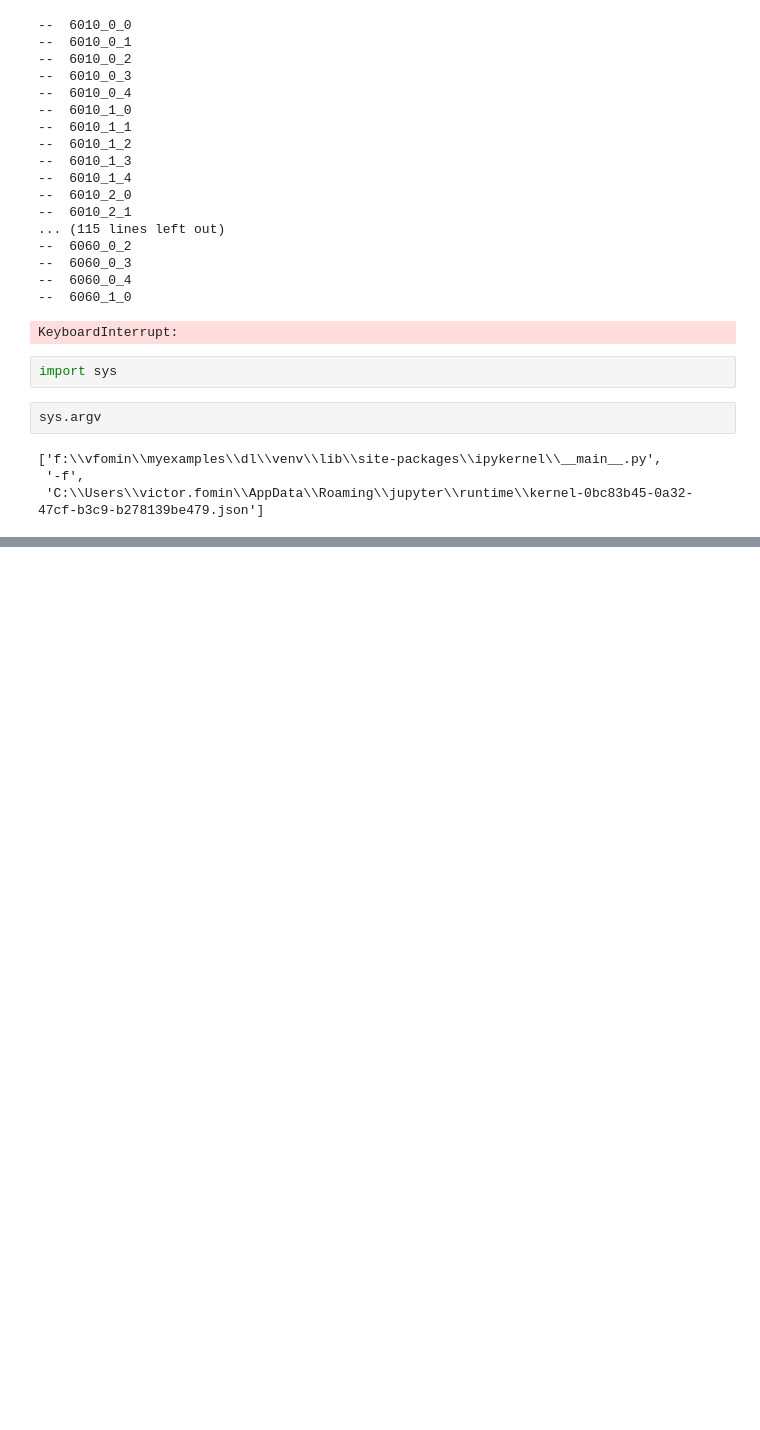
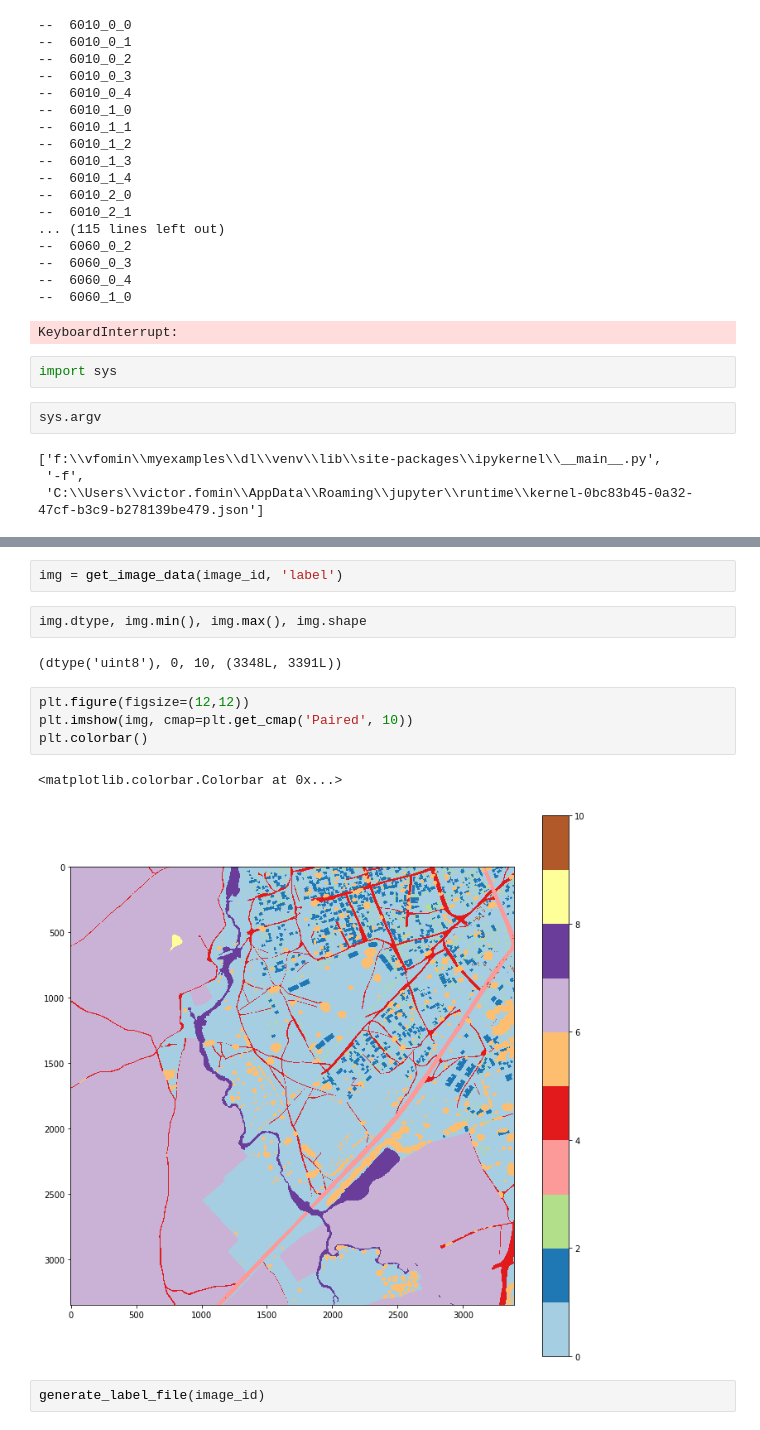
Before and after one commit to vfdev-5/DSTL_FD, a Jupyter notebook: examples/temp.ipynb, the cells around one changed output, grey strips where cells are left out. Saved outputs shown, nothing was run; the diff lists cells and outputs as text; blank space fills up the shorter version.

```diff
--- a/examples/temp.ipynb
+++ b/examples/temp.ipynb
@@ -105,0 +180,15 @@ sys.argv
+# %%
+img = get_image_data(image_id, 'label')
+# %%
+img.dtype, img.min(), img.max(), img.shape
+# %% [output]
+(dtype('uint8'), 0, 10, (3348L, 3391L))
+# %%
+plt.figure(figsize=(12,12))
+plt.imshow(img, cmap=plt.get_cmap('Paired', 10))
+plt.colorbar()
+# %% [output]
+<matplotlib.colorbar.Colorbar at 0x...>
+[figure, added]
+# %%
+generate_label_file(image_id)
```
Also changed, not shown: parts of 15 cells of this notebook, 7 other files.
